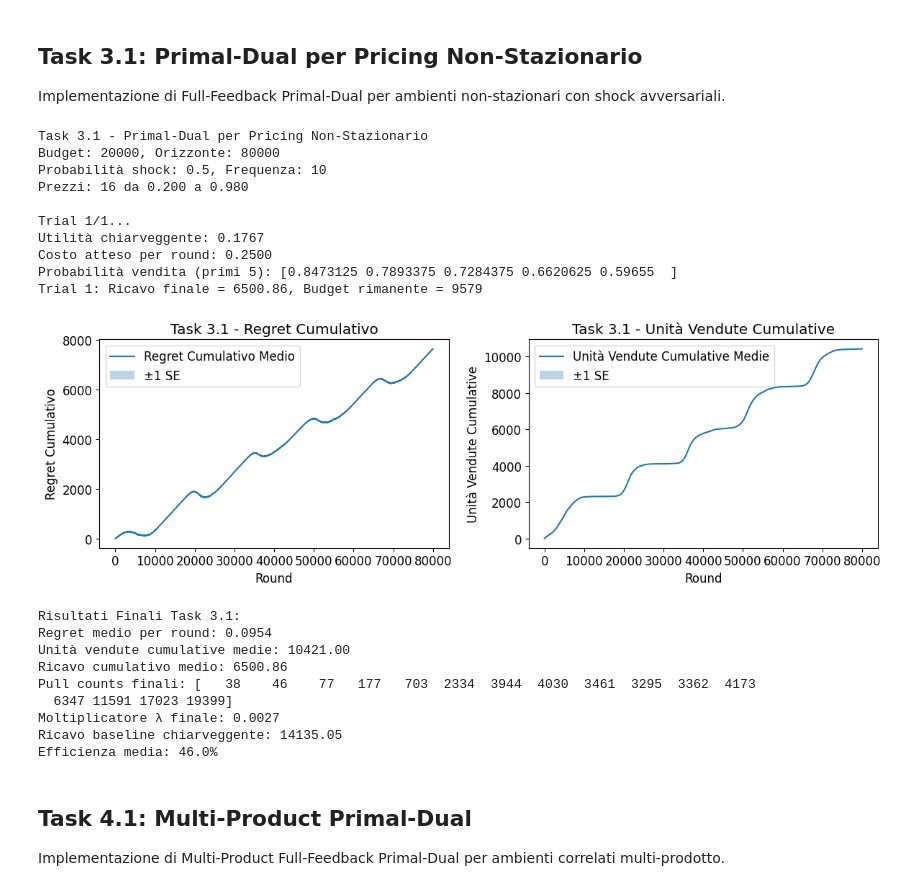
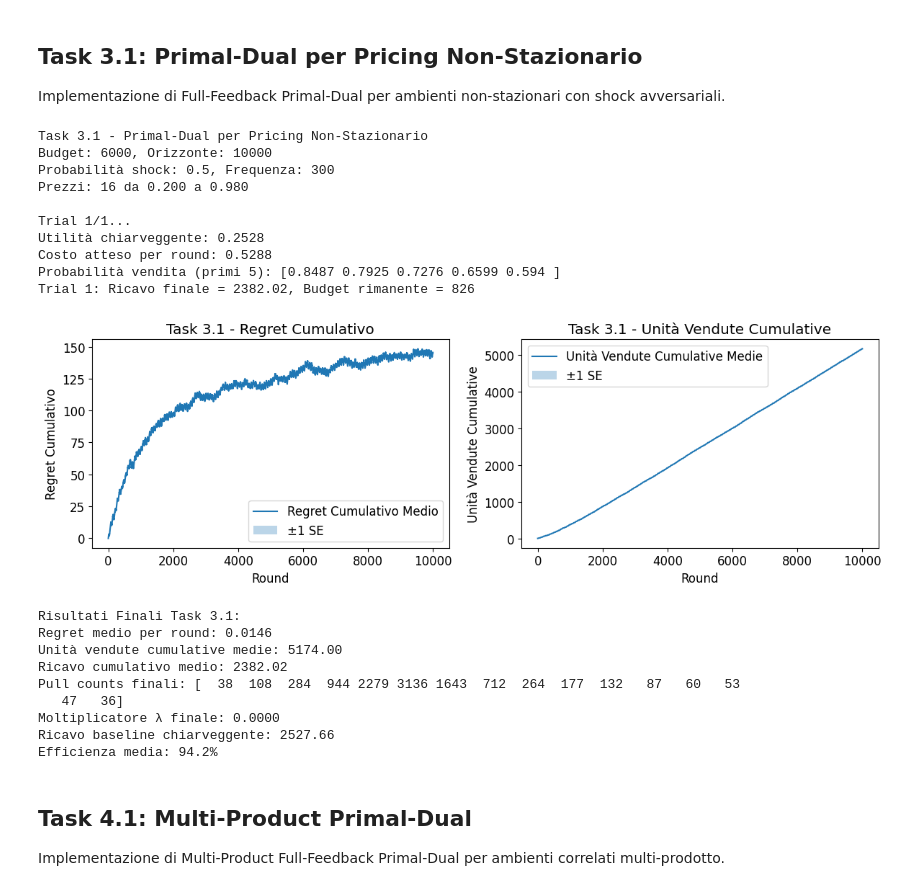
Before and after one commit to aceci0127/Online-Learning-Application-Group-Project, a Jupyter notebook: notebook.ipynb, the cells around one changed output. Cells and saved outputs as stored; diff of their text form; code cells hidden in the pictures.

```diff
--- a/notebook.ipynb
+++ b/notebook.ipynb
@@ -324,11 +322,11 @@ Implementazione di Full-Feedback Primal-Dual per ambienti non-stazionari con sho
 # %%
 # Parametri per Task 3.1
 prices = create_default_prices()
-T = 80_000
-B = 20_000
+T = 10_000
+B = 6_000
 seed = 17
 shock_prob = 0.50
-freq = 10
+freq = 300
 n_trials = 1
 
 print(f"Task 3.1 - Primal-Dual per Pricing Non-Stazionario")
@@ -391,49 +389,49 @@ for trial in range(n_trials):
 
     all_regrets.append(regrets)
     all_units_sold.append(units_sold)
     final_rewards.append(cum_reward)
 
     print(f"Trial {trial+1}: Ricavo finale = {cum_reward:.2f}, Budget rimanente = {agent.inventory}")
 
 # Plotting e risultati
 avg_regret, avg_units, min_rounds = plot_results(all_regrets, all_units_sold, n_trials, "Task 3.1 - ")
 
 print(f"\nRisultati Finali Task 3.1:")
 print(f"Regret medio per round: {avg_regret[-1]/min_rounds:.4f}")
 print(f"Unità vendute cumulative medie: {avg_units[-1]:.2f}")
 
 if final_rewards:
     final_rewards = np.array(final_rewards)
     print(f"Ricavo cumulativo medio: {np.mean(final_rewards):.2f}")
 
 # Statistiche sull'agente
 print(f"Pull counts finali: {agent.pull_counts}")
 print(f"Moltiplicatore λ finale: {agent.lmbd:.4f}")
 
 baseline_reward = exp_util * T
 print(f"Ricavo baseline chiarveggente: {baseline_reward:.2f}")
 print(f"Efficienza media: {100*np.mean(final_rewards)/baseline_reward:.1f}%")
 # %% [output]
 Task 3.1 - Primal-Dual per Pricing Non-Stazionario
-Budget: 20000, Orizzonte: 80000
-Probabilità shock: 0.5, Frequenza: 10
+Budget: 6000, Orizzonte: 10000
+Probabilità shock: 0.5, Frequenza: 300
 Prezzi: 16 da 0.200 a 0.980
 
 Trial 1/1...
-Utilità chiarveggente: 0.1767
-Costo atteso per round: 0.2500
-Probabilità vendita (primi 5): [0.8473125 0.7893375 0.7284375 0.6620625 0.59655  ]
-Trial 1: Ricavo finale = 6500.86, Budget rimanente = 9579
+Utilità chiarveggente: 0.2528
+Costo atteso per round: 0.5288
+Probabilità vendita (primi 5): [0.8487 0.7925 0.7276 0.6599 0.594 ]
+Trial 1: Ricavo finale = 2382.02, Budget rimanente = 826
-[figure, old version]
+[figure, new version]
 Risultati Finali Task 3.1:
-Regret medio per round: 0.0954
-Unità vendute cumulative medie: 10421.00
-Ricavo cumulativo medio: 6500.86
-Pull counts finali: [   38    46    77   177   703  2334  3944  4030  3461  3295  3362  4173
-  6347 11591 17023 19399]
-Moltiplicatore λ finale: 0.0027
-Ricavo baseline chiarveggente: 14135.05
-Efficienza media: 46.0%
+Regret medio per round: 0.0146
+Unità vendute cumulative medie: 5174.00
+Ricavo cumulativo medio: 2382.02
+Pull counts finali: [  38  108  284  944 2279 3136 1643  712  264  177  132   87   60   53
+   47   36]
+Moltiplicatore λ finale: 0.0000
+Ricavo baseline chiarveggente: 2527.66
+Efficienza media: 94.2%
 # %% [markdown]
 ## Task 4.1: Multi-Product Primal-Dual
 
```
Also changed, not shown: parts of 6 cells of this notebook, 3 other files.
